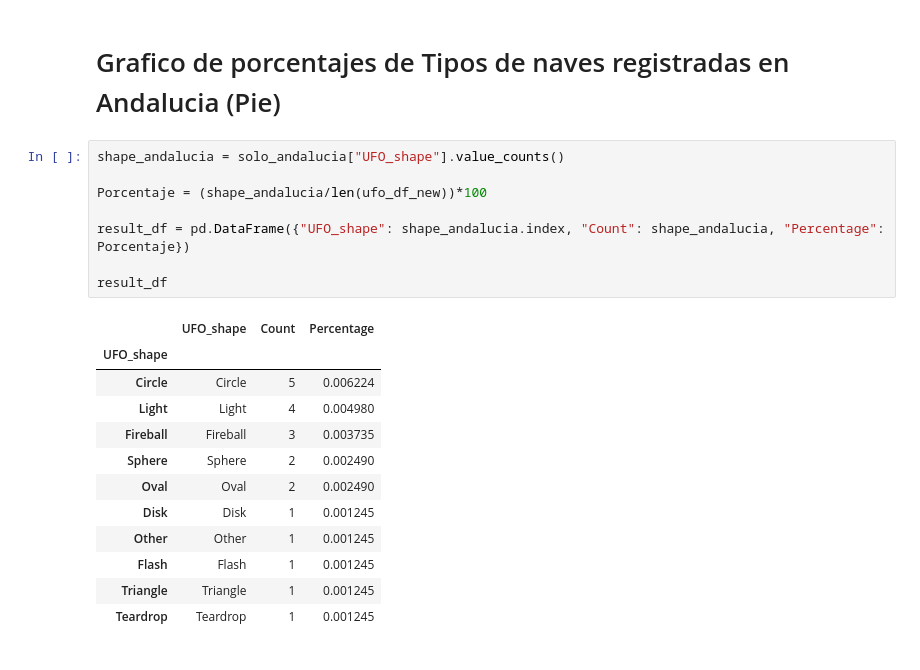
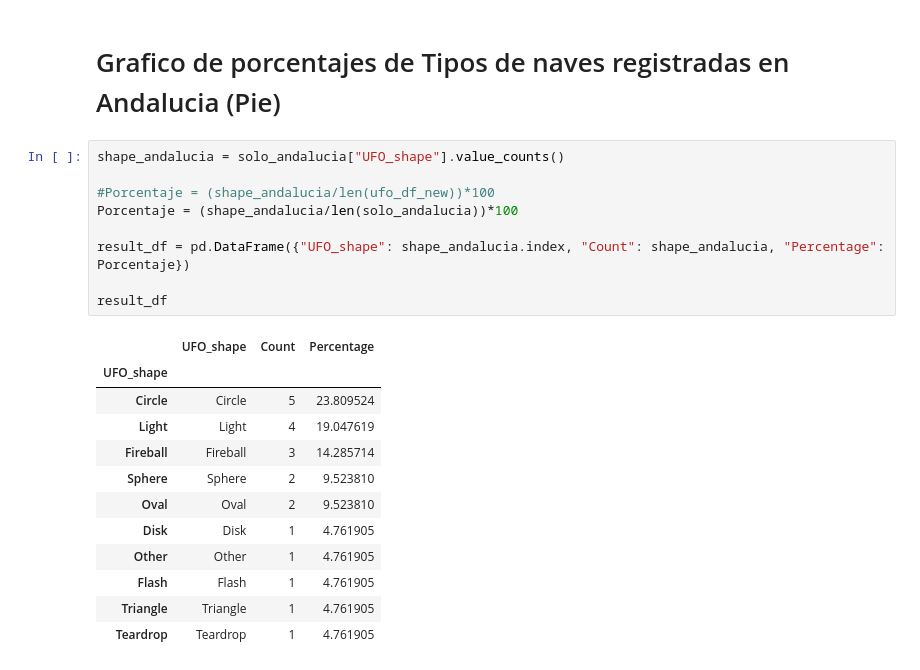
Before and after one commit to awchacon/first_project, a Jupyter notebook: first_project_2.0.ipynb, the cells around one changed output. Drawn from its saved outputs; the diff is of its cells as text.

```diff
--- a/first_project_2.0.ipynb
+++ b/first_project_2.0.ipynb
@@ -791,24 +791,25 @@ plt.show()
 # %%
 shape_andalucia = solo_andalucia["UFO_shape"].value_counts()
 
-Porcentaje = (shape_andalucia/len(ufo_df_new))*100
+#Porcentaje = (shape_andalucia/len(ufo_df_new))*100
+Porcentaje = (shape_andalucia/len(solo_andalucia))*100
 
 result_df = pd.DataFrame({"UFO_shape": shape_andalucia.index, "Count": shape_andalucia, "Percentage": Porcentaje})
 
 result_df
 # %% [output]
 |  | UFO_shape | Count | Percentage |
 | UFO_shape |  |  |  |
-| Circle | Circle | 5 | 0.006224 |
-| Light | Light | 4 | 0.004980 |
-| Fireball | Fireball | 3 | 0.003735 |
-| Sphere | Sphere | 2 | 0.002490 |
-| Oval | Oval | 2 | 0.002490 |
-| Disk | Disk | 1 | 0.001245 |
-| Other | Other | 1 | 0.001245 |
-| Flash | Flash | 1 | 0.001245 |
-| Triangle | Triangle | 1 | 0.001245 |
-| Teardrop | Teardrop | 1 | 0.001245 |
+| Circle | Circle | 5 | 23.809524 |
+| Light | Light | 4 | 19.047619 |
+| Fireball | Fireball | 3 | 14.285714 |
+| Sphere | Sphere | 2 | 9.523810 |
+| Oval | Oval | 2 | 9.523810 |
+| Disk | Disk | 1 | 4.761905 |
+| Other | Other | 1 | 4.761905 |
+| Flash | Flash | 1 | 4.761905 |
+| Triangle | Triangle | 1 | 4.761905 |
+| Teardrop | Teardrop | 1 | 4.761905 |
 # %%
 # Crear un gráfico de pastel (pie chart) con los porcentajes
 plt.figure(figsize=(10, 10))
```
Also changed, not shown: parts of 2 cells of this notebook.
